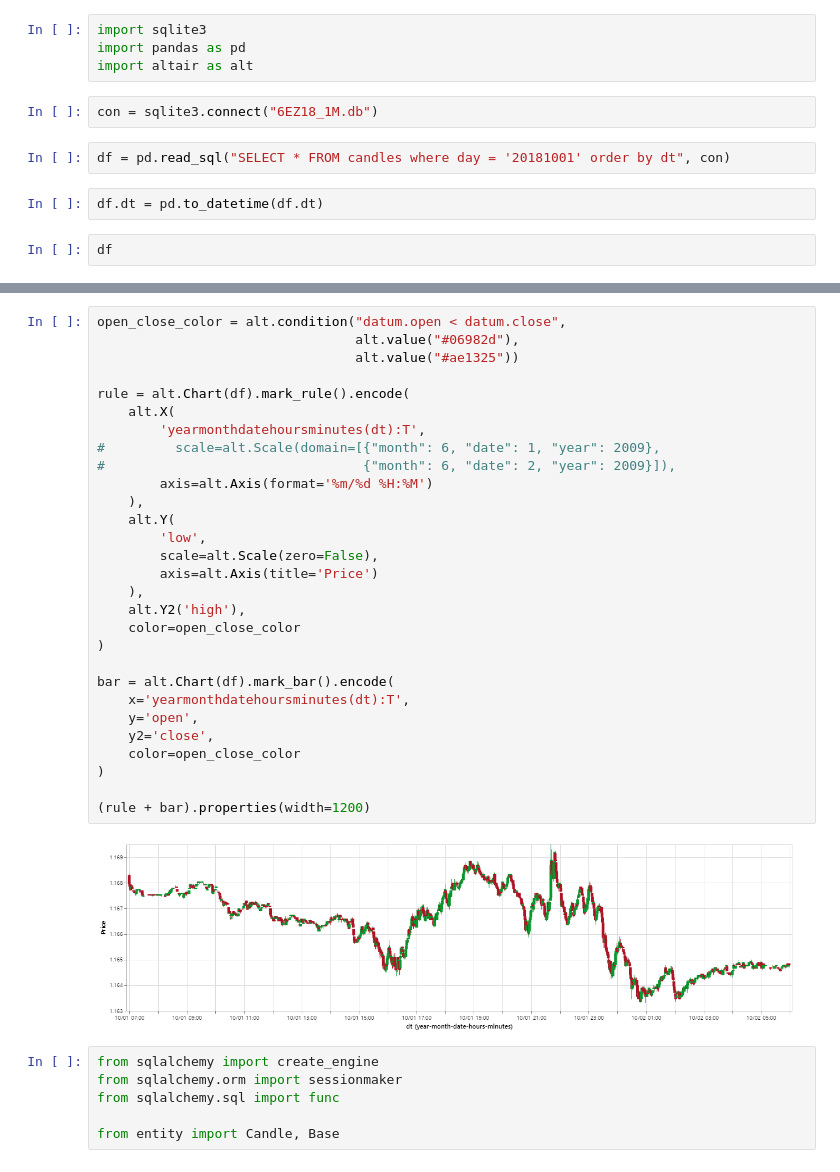
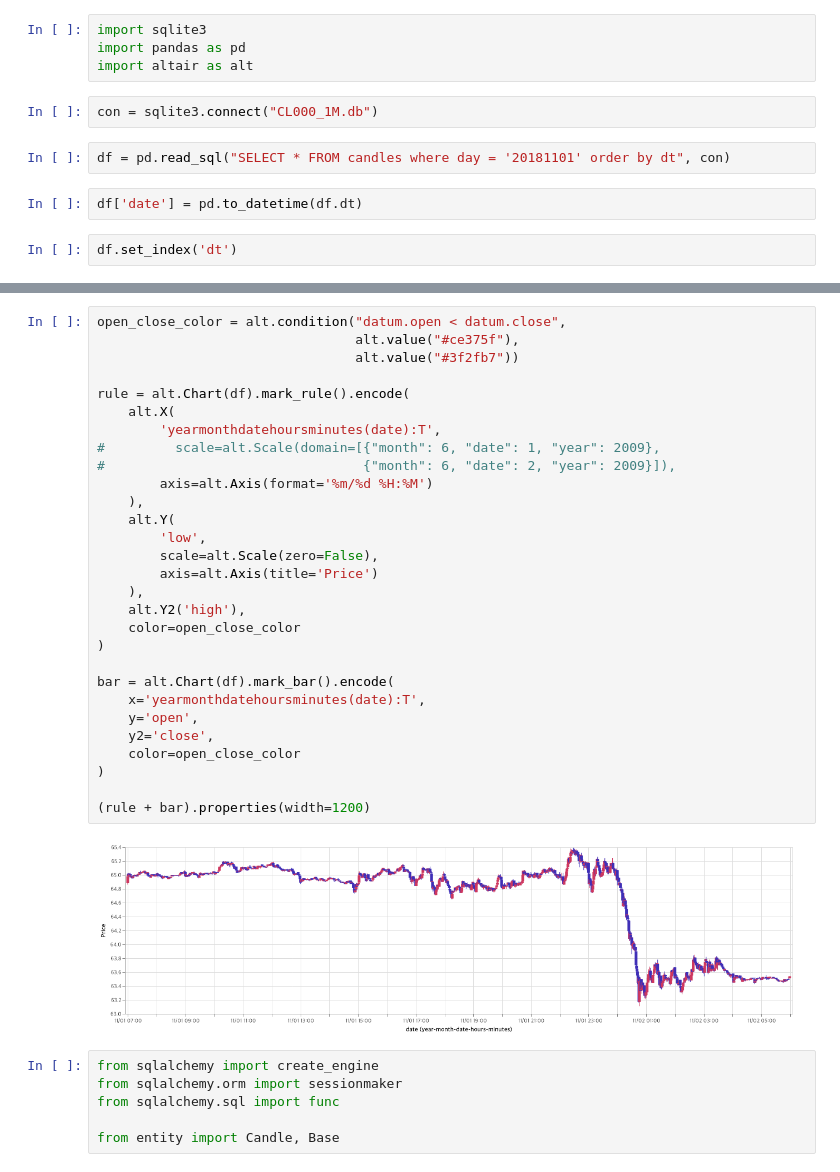
Before and after one commit to pickmoment/hero, a Jupyter notebook: db/work.ipynb, the cells around one changed output, grey strips where cells are left out. Cells and saved outputs as stored; diff of their text form.

```diff
--- a/db/work.ipynb
+++ b/db/work.ipynb
@@ -3,11 +3,11 @@ import sqlite3
 import pandas as pd
 import altair as alt
 # %%
-con = sqlite3.connect("6EZ18_1M.db")
+con = sqlite3.connect("CL000_1M.db")
 # %%
-df = pd.read_sql("SELECT * FROM candles where day = '20181001' order by dt", con)
+df = pd.read_sql("SELECT * FROM candles where day = '20181101' order by dt", con)
 # %%
-df.dt = pd.to_datetime(df.dt)
+df['date'] = pd.to_datetime(df.dt)
 # %%
-df
+df.set_index('dt')
 # %% [output]
@@ -32,34 +115,34 @@ df
 # %%
 open_close_color = alt.condition("datum.open < datum.close",
-                                 alt.value("#06982d"),
-                                 alt.value("#ae1325"))
+                                 alt.value("#ce375f"),
+                                 alt.value("#3f2fb7"))
 
 rule = alt.Chart(df).mark_rule().encode(
     alt.X(
-        'yearmonthdatehoursminutes(dt):T',
+        'yearmonthdatehoursminutes(date):T',
 #         scale=alt.Scale(domain=[{"month": 6, "date": 1, "year": 2009},
 #                                 {"month": 6, "date": 2, "year": 2009}]),
         axis=alt.Axis(format='%m/%d %H:%M')
     ),
     alt.Y(
         'low',
         scale=alt.Scale(zero=False),
         axis=alt.Axis(title='Price')
     ),
     alt.Y2('high'),
     color=open_close_color
 )
 
 bar = alt.Chart(df).mark_bar().encode(
-    x='yearmonthdatehoursminutes(dt):T',
+    x='yearmonthdatehoursminutes(date):T',
     y='open',
     y2='close',
     color=open_close_color
 )
 
 (rule + bar).properties(width=1200)
 # %% [output]
-[figure, old version]
+[figure, new version]
 # %%
 from sqlalchemy import create_engine
 from sqlalchemy.orm import sessionmaker
```
Also changed, not shown: parts of 3 cells of this notebook, 1 other file.
